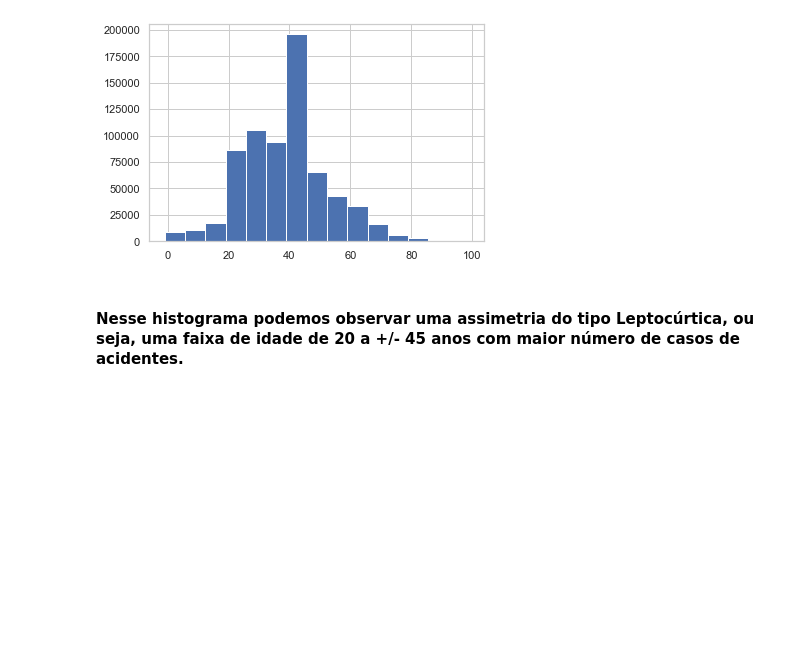
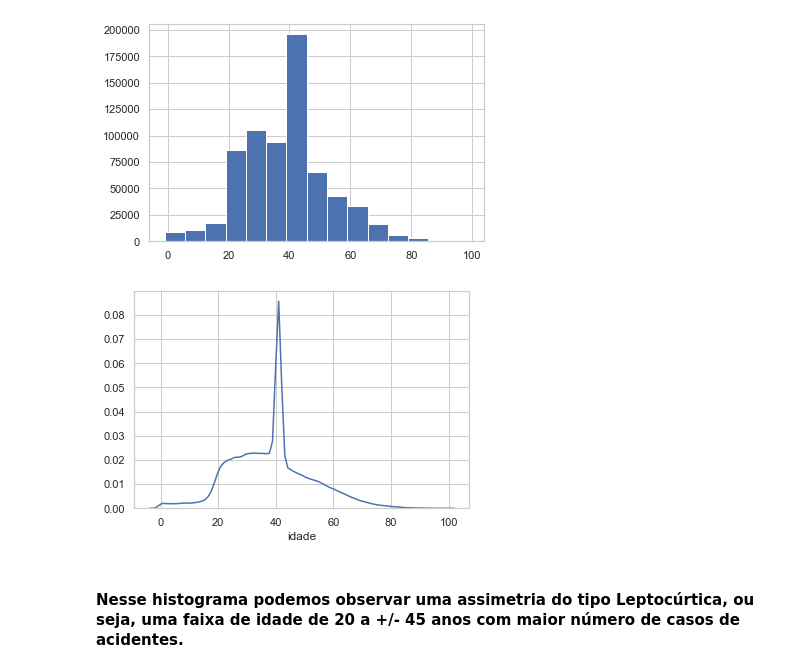
Before and after one commit to vitorioluis/Machine-Learning, a Jupyter notebook: Estudo de acidentes de Trânsito/Acidentes de Trânsito.ipynb, the cells around one changed output. Saved outputs shown, nothing was run; the diff lists cells and outputs as text; code cells hidden in the pictures; blank space fills up the shorter version.

Commit message:
acidentes

```diff
--- a/Estudo de acidentes de Trânsito/Acidentes de Trânsito.ipynb
+++ b/Estudo de acidentes de Trânsito/Acidentes de Trânsito.ipynb
@@ -305,6 +305,10 @@ Name: idade, dtype: float64
 df_acidentes['idade'].hist(bins=15);
 # %% [output]
 [figure]
+# %%
+sns.distplot(df_acidentes.idade, hist=False);
+# %% [output]
+[figure, added]
 # %% [markdown]
 #### Nesse histograma podemos observar uma assimetria do tipo Leptocúrtica, ou seja, uma faixa de idade de 20 a +/- 45 anos com maior número de casos de acidentes.
 # %%
```
Also changed, not shown: parts of 1 cell of this notebook.
